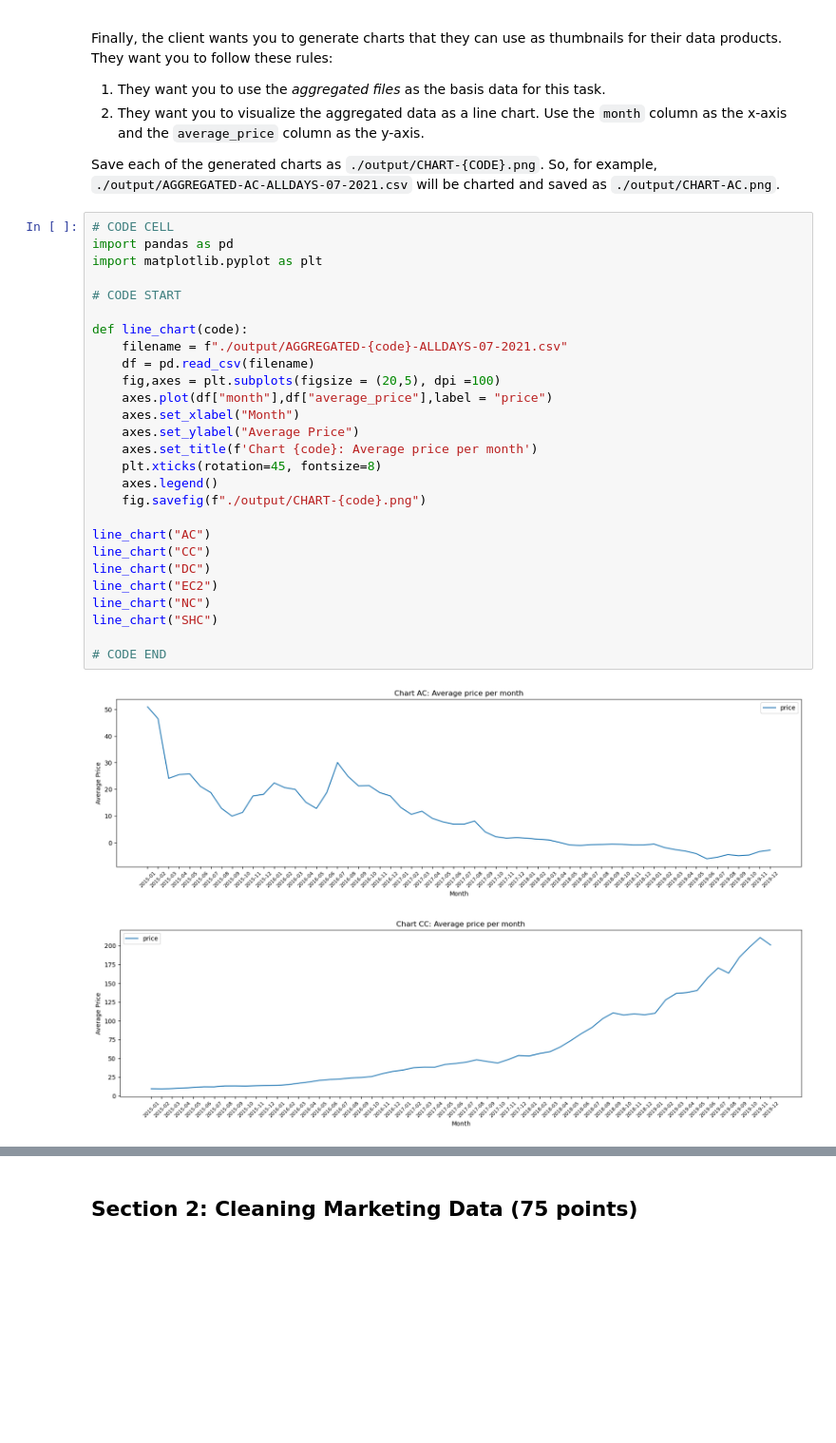
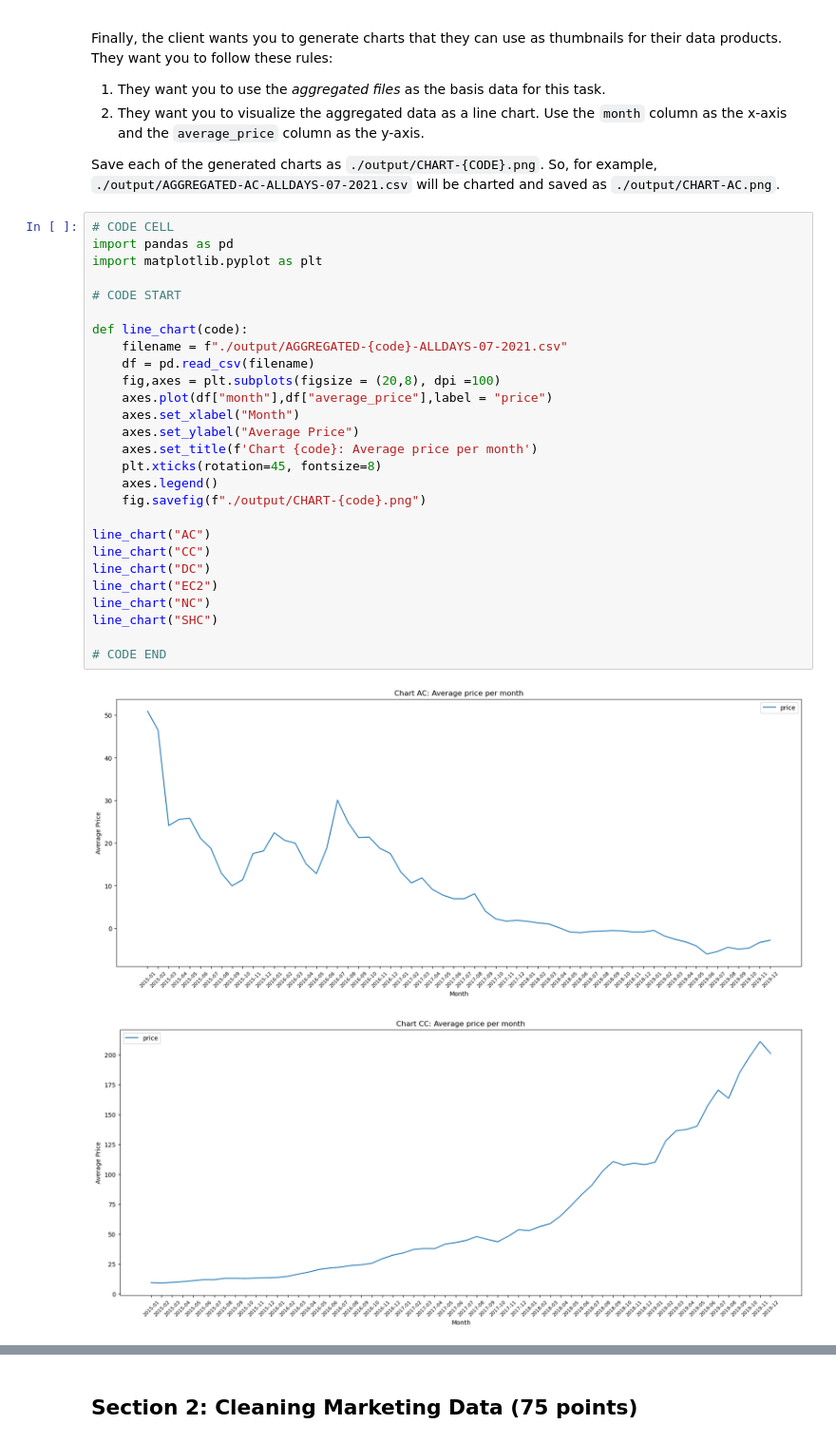
Before and after one commit to alyssalavarias/G-3-EOMA2, a Jupyter notebook: EOMA2.ipynb, the cells around one changed output, grey strips where cells are left out. Shown at 95% size. Drawn from its saved outputs; the diff is of its cells as text; blank space fills up the shorter version.

```diff
--- a/EOMA2.ipynb
+++ b/EOMA2.ipynb
@@ -129,30 +129,30 @@ Save each of the generated charts as `./output/CHART-{CODE}.png`. So, for exampl
 # %%
 # CODE CELL
 import pandas as pd
 import matplotlib.pyplot as plt
 
 # CODE START
 
 def line_chart(code):
     filename = f"./output/AGGREGATED-{code}-ALLDAYS-07-2021.csv"
     df = pd.read_csv(filename)
-    fig,axes = plt.subplots(figsize = (20,5), dpi =100)
+    fig,axes = plt.subplots(figsize = (20,8), dpi =100)
     axes.plot(df["month"],df["average_price"],label = "price")
     axes.set_xlabel("Month")
     axes.set_ylabel("Average Price")
     axes.set_title(f'Chart {code}: Average price per month')
     plt.xticks(rotation=45, fontsize=8)
     axes.legend()
     fig.savefig(f"./output/CHART-{code}.png")
 
 line_chart("AC")
 line_chart("CC")
 line_chart("DC")
 line_chart("EC2")
 line_chart("NC")
 line_chart("SHC")
 
 # CODE END
 # %% [output]
-[figure, old version]
+[figure, new version]
-[figure, old version]
+[figure, new version]
```
Also changed, not shown: parts of 1 cell of this notebook, 6 other files.
